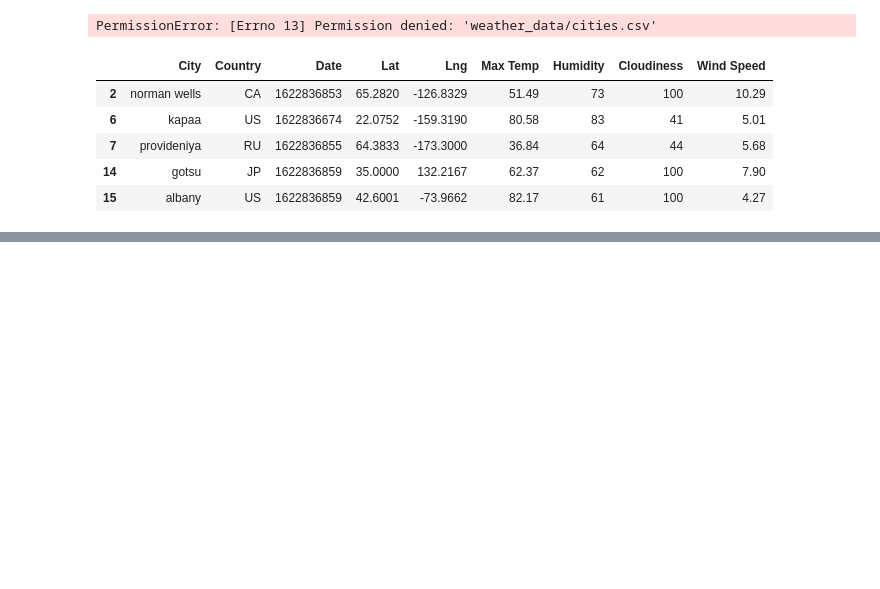
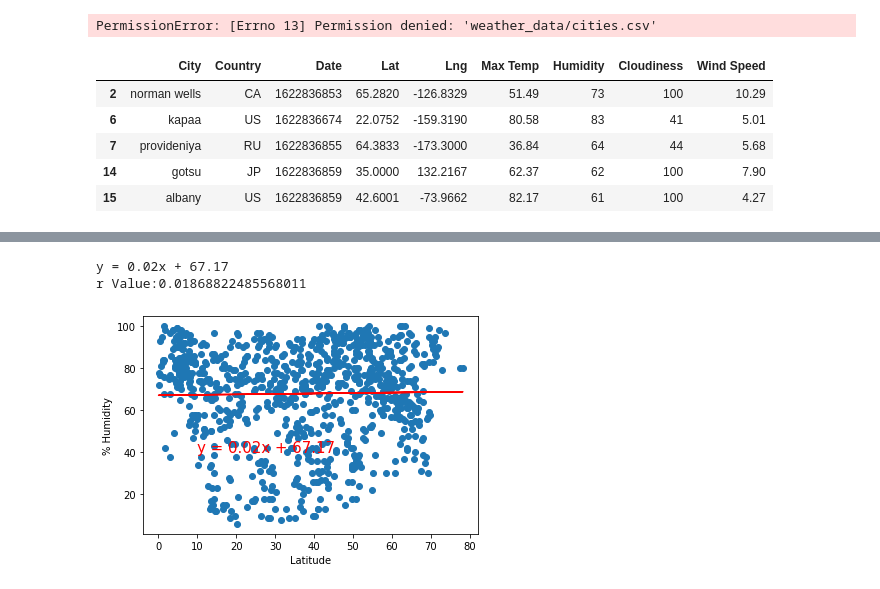
Before and after one commit to shaileeM/World_Weather_Analysis, a Jupyter notebook: WeatherPy_new.ipynb, the cells around one changed output, grey strips where cells are left out. Cells and saved outputs as stored; diff of their text form; code cells hidden in the pictures; blank space fills up the shorter version.

Commit message:
linear regression for Humidity

```diff
--- a/WeatherPy_new.ipynb
+++ b/WeatherPy_new.ipynb
@@ -253,0 +259,7 @@ plot_linear_regression(south_hemi_df['Lat'],south_hemi_df['Max Temp'],"Linear Re
+# %%
+#Linear regression graph for Latitude and %Humidity
+plot_linear_regression(north_hemi_df['Lat'],north_hemi_df['Humidity'],"Linear Regression for Humidity North Hemisphere","% Humidity",(10,40))
+# %% [output]
+y = 0.02x + 67.17
+r Value:0.01868822485568011
+[figure, added]
```
Also changed, not shown: parts of 7 cells of this notebook.
